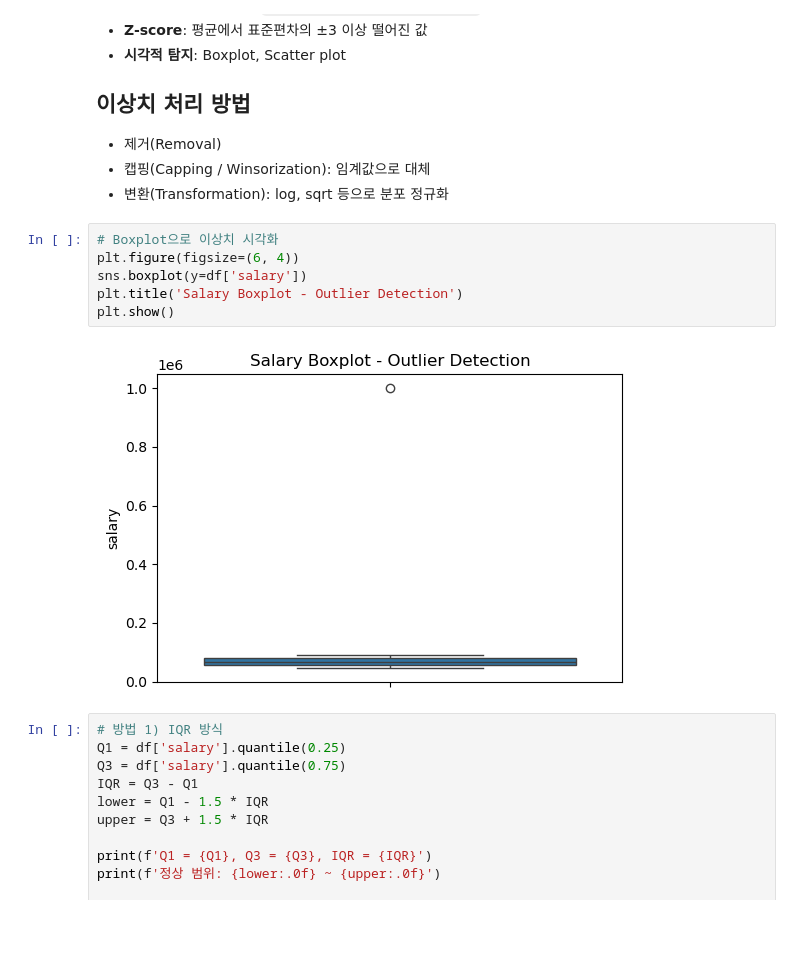
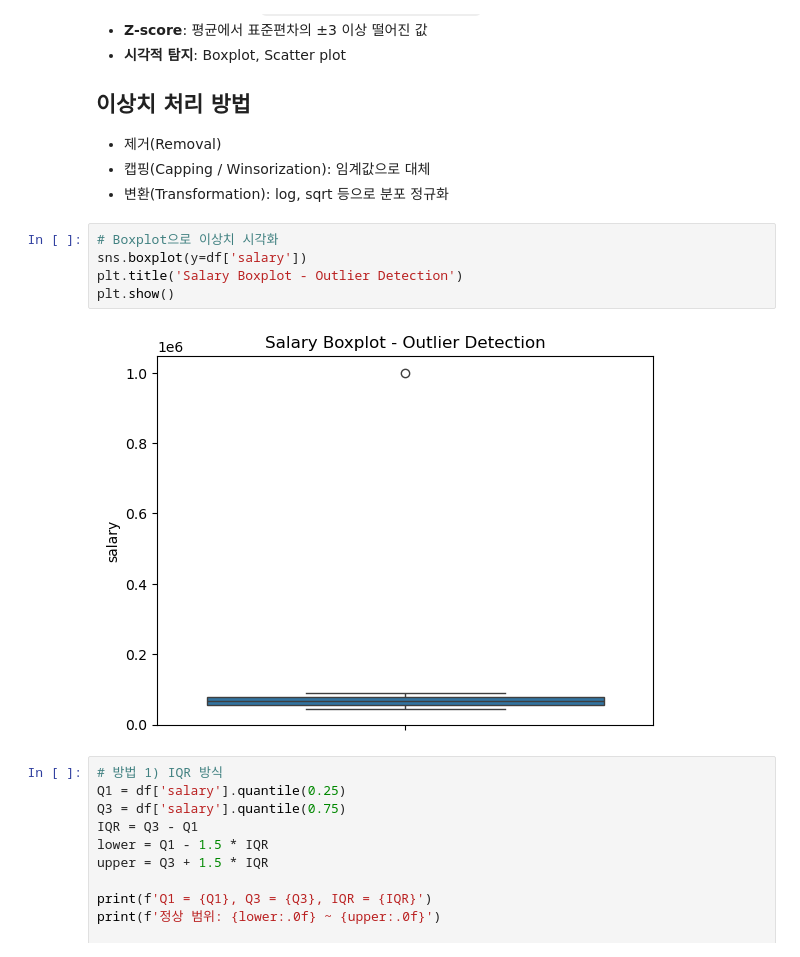
Before and after one commit to mathsjm32/Study, a Jupyter notebook: Data_Preprocessing.ipynb, the cells around one changed output. Saved outputs shown, nothing was run; the diff lists cells and outputs as text; blank space fills up the shorter version.

```diff
--- a/Data_Preprocessing.ipynb
+++ b/Data_Preprocessing.ipynb
@@ -313,12 +305,11 @@ department 기준 중복 제거: (3, 6)
 - 변환(Transformation): log, sqrt 등으로 분포 정규화
 # %%
 # Boxplot으로 이상치 시각화
-plt.figure(figsize=(6, 4))
 sns.boxplot(y=df['salary'])
 plt.title('Salary Boxplot - Outlier Detection')
 plt.show()
 # %% [output]
-[figure, old version]
+[figure, new version]
 # %%
 # 방법 1) IQR 방식
 Q1 = df['salary'].quantile(0.25)
```
Also changed, not shown: parts of 37 cells of this notebook, 1 other file.
